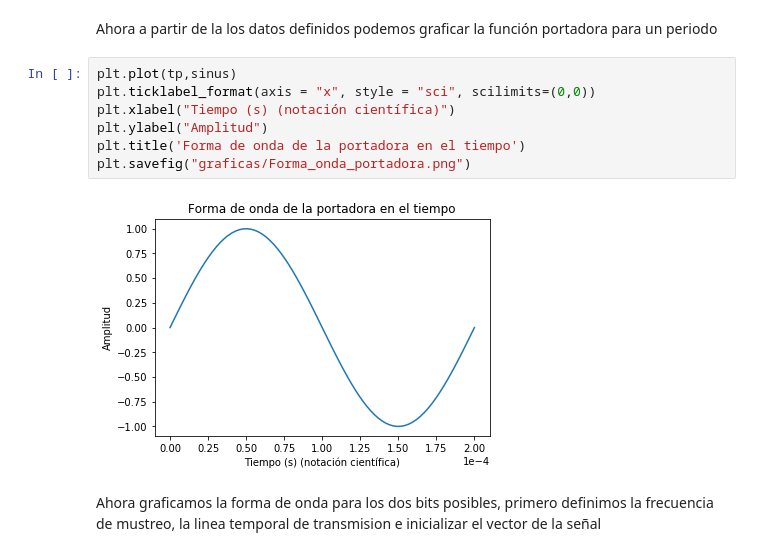
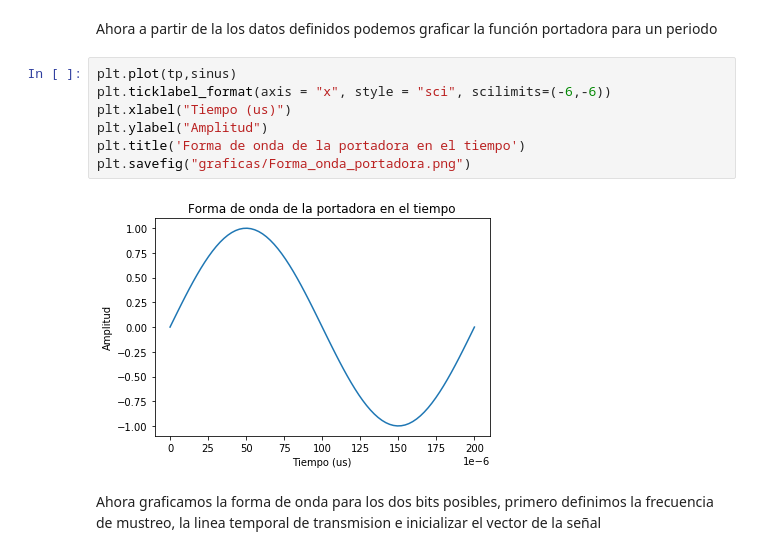
Before and after one commit to ErickSancho/Tarea4, a Jupyter notebook: Tarea4.ipynb, the cells around one changed output. Cells and saved outputs as stored; diff of their text form.

```diff
--- a/Tarea4.ipynb
+++ b/Tarea4.ipynb
@@ -39,13 +39,13 @@ sinus = np.sin(2*np.pi * f * tp)
 Ahora a partir de la los datos definidos podemos graficar la función portadora para un periodo
 # %%
 plt.plot(tp,sinus)
-plt.ticklabel_format(axis = "x", style = "sci", scilimits=(0,0))
-plt.xlabel("Tiempo (s) (notación científica)")
+plt.ticklabel_format(axis = "x", style = "sci", scilimits=(-6,-6))
+plt.xlabel("Tiempo (us)")
 plt.ylabel("Amplitud")
 plt.title('Forma de onda de la portadora en el tiempo')
 plt.savefig("graficas/Forma_onda_portadora.png")
 # %% [output]
-[figure, old version]
+[figure, new version]
 # %% [markdown]
  Ahora graficamos la forma de onda para los dos bits posibles, primero definimos la frecuencia de mustreo, la linea temporal de transmision e inicializar el vector de la señal
 # %%
```
Also changed, not shown: parts of 5 cells of this notebook, 17 other files.
